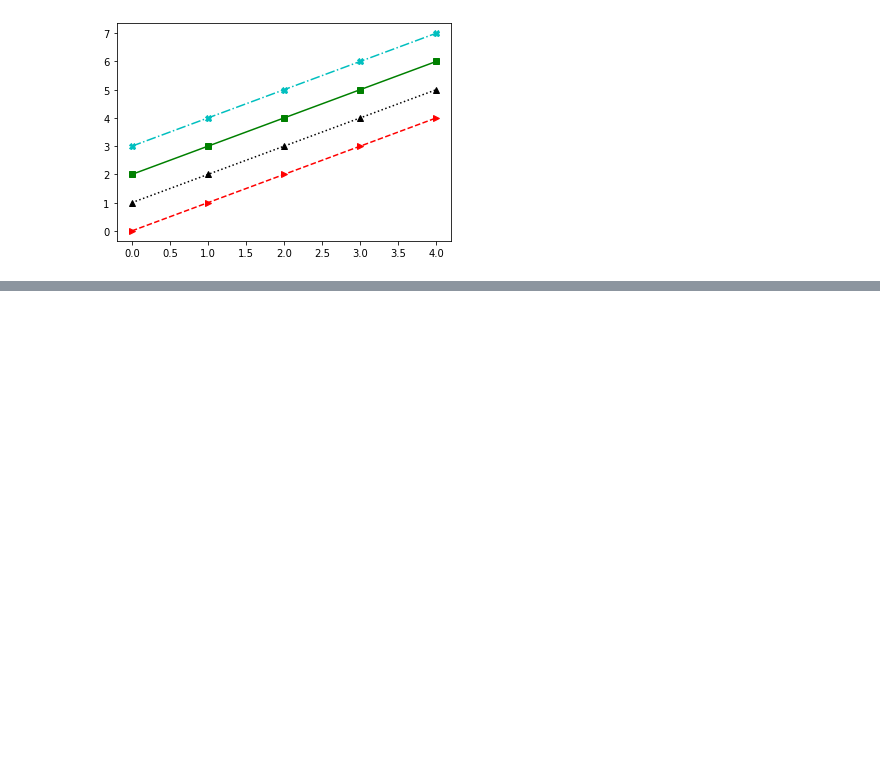
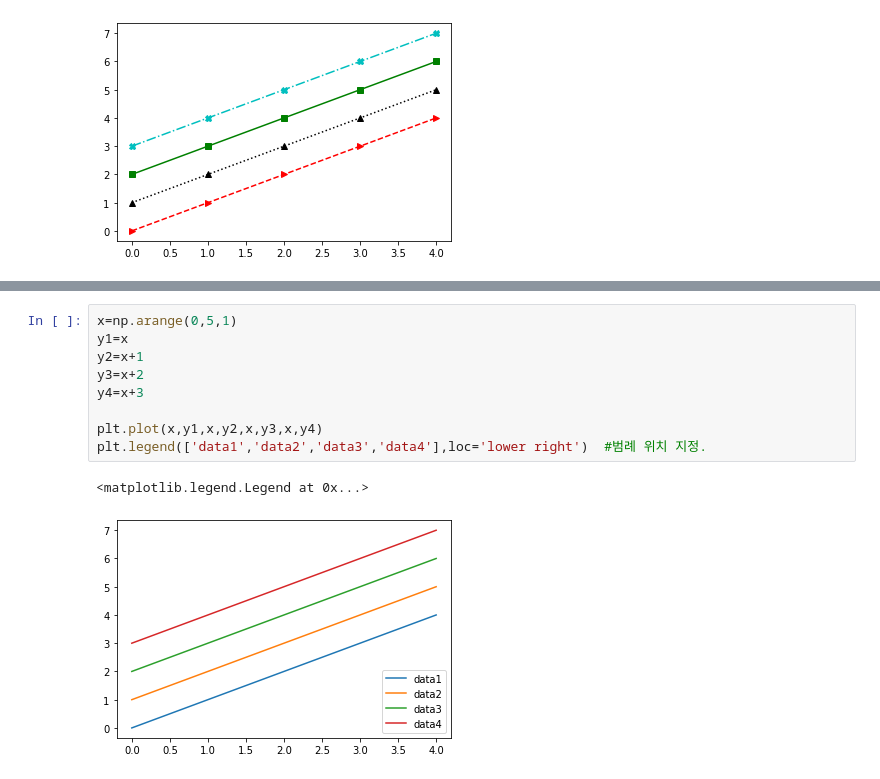
Before and after one commit to tghjkl777/2020_python_-, a Jupyter notebook: 2020_python/Practice_python_200727_시각화.ipynb, the cells around one changed output, grey strips where cells are left out. Saved outputs shown, nothing was run; the diff lists cells and outputs as text; blank space fills up the shorter version.

```diff
--- a/2020_python/Practice_python_200727_시각화.ipynb
+++ b/2020_python/Practice_python_200727_시각화.ipynb
@@ -208,0 +233,12 @@ plt.plot(x,y1,'>--r',x,y2,'^k:',x,y3,'s-g',x,y4,'-.cX')  #혼합 사용가능
+# %%
+x=np.arange(0,5,1)
+y1=x
+y2=x+1
+y3=x+2
+y4=x+3
+
+plt.plot(x,y1,x,y2,x,y3,x,y4)
+plt.legend(['data1','data2','data3','data4'],loc='lower right')  #범례 위치 지정.
+# %% [output]
+<matplotlib.legend.Legend at 0x...>
+[figure, added]
```
Also changed, not shown: parts of 2 cells of this notebook, 7 other files.
